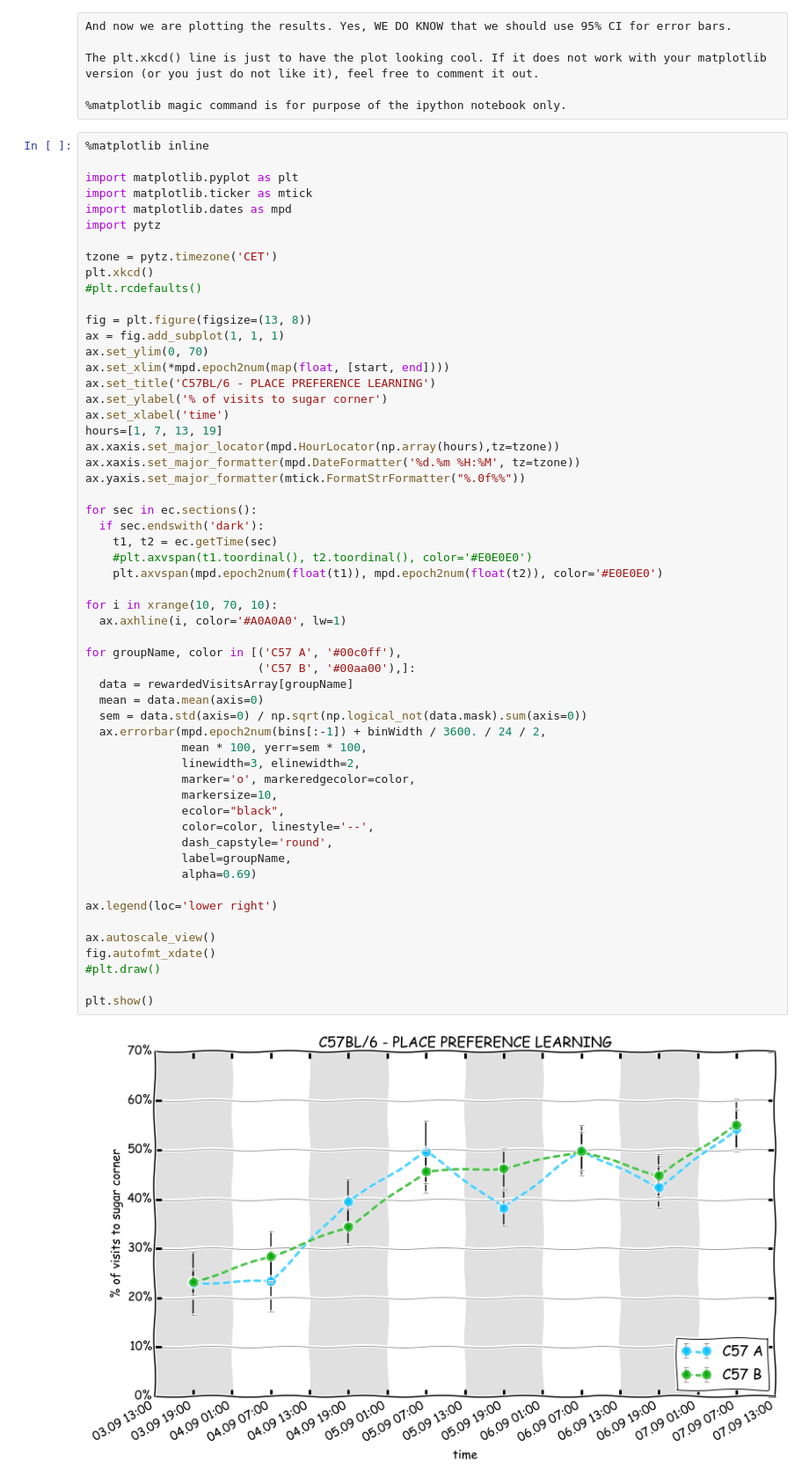
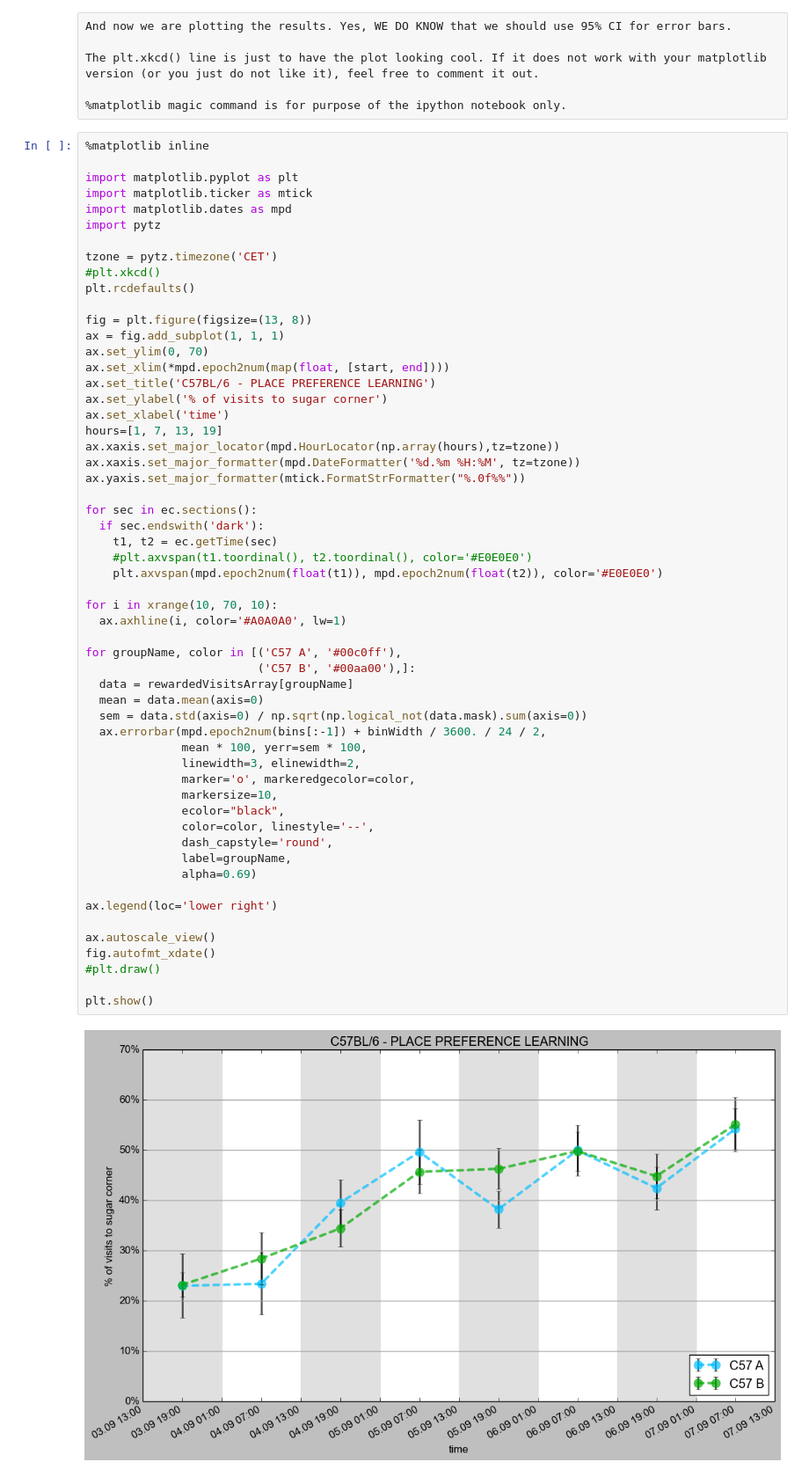
Before and after one commit to Neuroinflab/PyMICE, a Jupyter notebook: tutorial/Tutorial - plot replication.ipynb, the cells around one changed output. Shown: that part at 88% size. Saved outputs shown, nothing was run; the diff lists cells and outputs as text.

```diff
--- a/tutorial/Tutorial - plot replication.ipynb
+++ b/tutorial/Tutorial - plot replication.ipynb
@@ -149,8 +166,8 @@ import matplotlib.dates as mpd
 import pytz
 
 tzone = pytz.timezone('CET')
-plt.xkcd()
-#plt.rcdefaults()
+#plt.xkcd()
+plt.rcdefaults()
 
 fig = plt.figure(figsize=(13, 8))
 ax = fig.add_subplot(1, 1, 1)
@@ -170,31 +187,31 @@ for sec in ec.sections():
     #plt.axvspan(t1.toordinal(), t2.toordinal(), color='#E0E0E0')
     plt.axvspan(mpd.epoch2num(float(t1)), mpd.epoch2num(float(t2)), color='#E0E0E0')
 
 for i in xrange(10, 70, 10):
   ax.axhline(i, color='#A0A0A0', lw=1)
 
 for groupName, color in [('C57 A', '#00c0ff'),
                          ('C57 B', '#00aa00'),]:
   data = rewardedVisitsArray[groupName]
   mean = data.mean(axis=0)
   sem = data.std(axis=0) / np.sqrt(np.logical_not(data.mask).sum(axis=0))
   ax.errorbar(mpd.epoch2num(bins[:-1]) + binWidth / 3600. / 24 / 2,
               mean * 100, yerr=sem * 100,
               linewidth=3, elinewidth=2,
               marker='o', markeredgecolor=color,
               markersize=10,
               ecolor="black",
               color=color, linestyle='--',
               dash_capstyle='round',
               label=groupName,
               alpha=0.69)
 
 ax.legend(loc='lower right')
 
 ax.autoscale_view()
 fig.autofmt_xdate()
 #plt.draw()
 
 plt.show()
 # %% [output]
-[figure, old version]
+[figure, new version]
```
Also changed, not shown: parts of 7 cells of this notebook, 1 other file.
